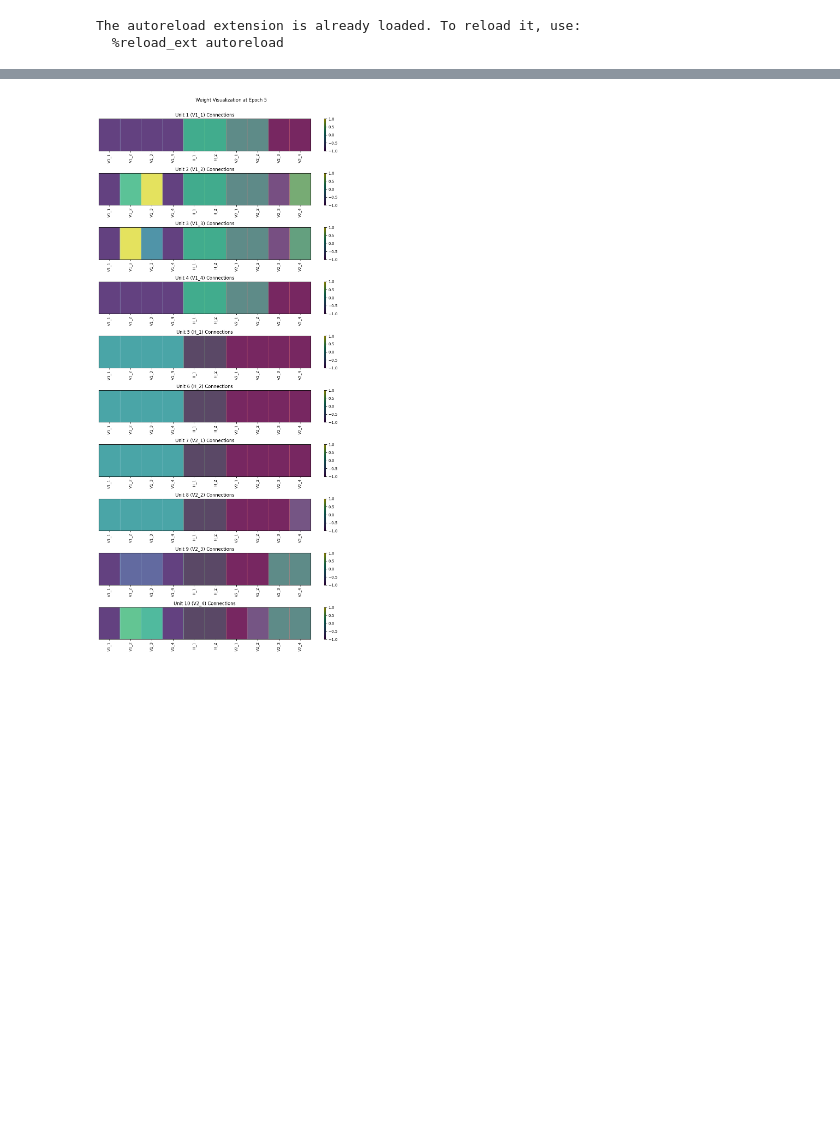
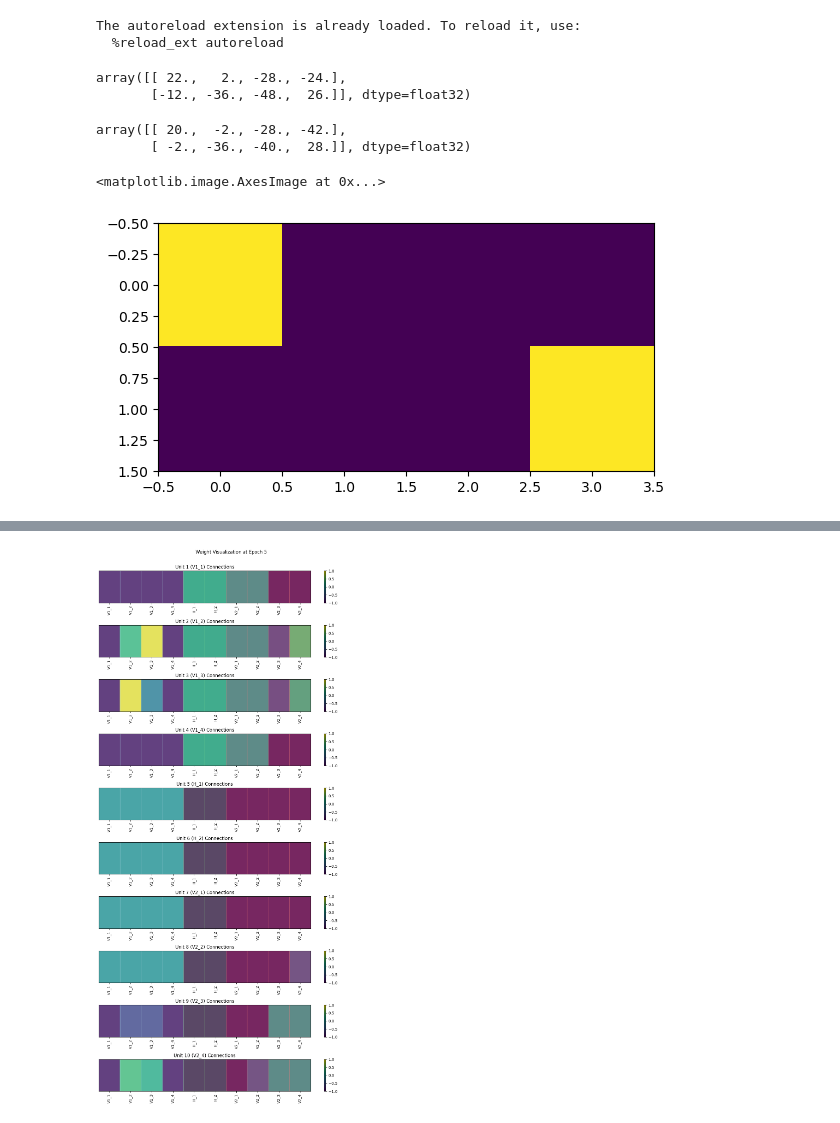
Before and after one commit to Dacasil/boltzmannMPIDS, a Jupyter notebook: notebooks/development.ipynb, the cells around one changed output, grey strips where cells are left out. Saved outputs shown, nothing was run; the diff lists cells and outputs as text; code cells hidden in the pictures; blank space fills up the shorter version.

```diff
--- a/notebooks/development.ipynb
+++ b/notebooks/development.ipynb
@@ -96,6 +96,33 @@ for i in range(test_dataset.size(0)):
 
     # Visualize original vs reconstructed data
     #VisualizeReconstruction(original_data.numpy(), reconstructed_data.numpy())
+# %%
+y = model_B.w.detach().numpy()
+final_index = -1 if bias else len(y)
+encoding_v1 = y[2*n_visible:final_index,:n_visible]
+encoding_v2 = y[2*n_visible:final_index,n_visible:2*n_visible]
+# %% [output]
+array([[ 22.,   2., -28., -24.],
+       [-12., -36., -48.,  26.]], dtype=float32)
+# %%
+def get_encoding_vectors(network:model.BoltzmannMachine):
+    nv1=network.nv//2
+    y = network.w.detach().numpy()
+    final_index = -1 if network.bias else len(y)
+    encoding_v1 = y[2*nv1:final_index,:nv1]
+    encoding_v2 = y[2*nv1:final_index,nv1:2*nv1]
+    return encoding_v1, encoding_v2
+# %%
+a,b = get_encoding_vectors(model_B)
+b
+# %% [output]
+array([[ 20.,  -2., -28., -42.],
+       [ -2., -36., -40.,  28.]], dtype=float32)
+# %%
+plt.imshow(np.sign(b))
+# %% [output]
+<matplotlib.image.AxesImage at 0x...>
+[figure, added]
 # %%
 y=model_B.w.detach().numpy()
 plt.imshow(y,cmap='magma')
```
Also changed, not shown: parts of 6 cells of this notebook, 3 other files.
